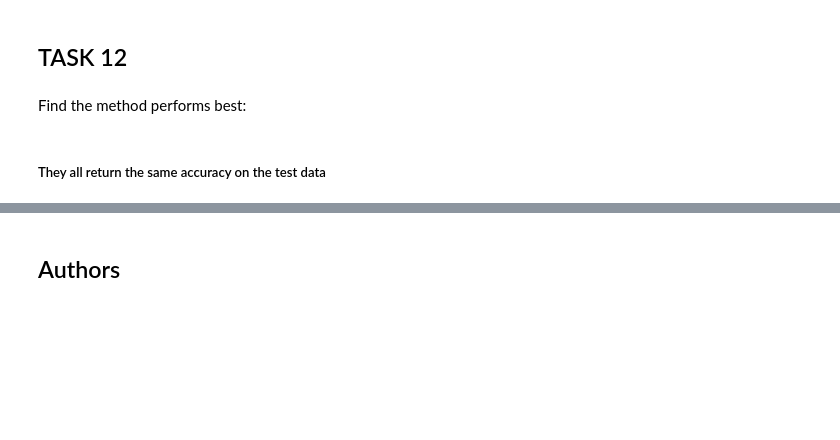
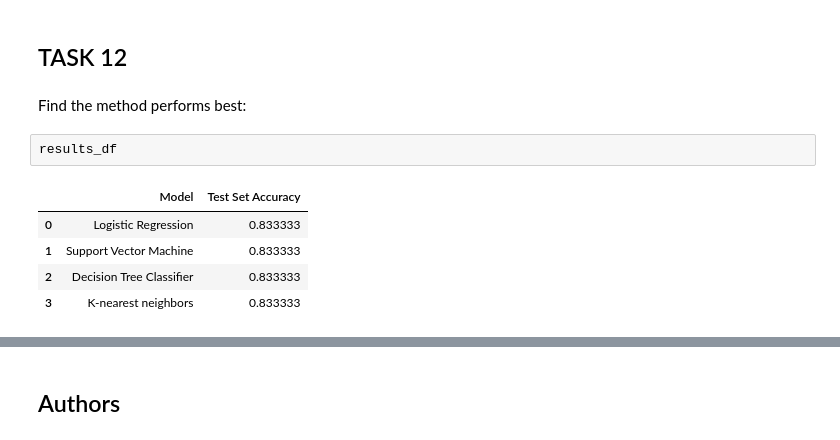
Before and after one commit to alexanderkim11/Coursera_IBM_Capstone, a Jupyter notebook: ML.ipynb, the cells around one changed output, grey strips where cells are left out. Saved outputs shown, nothing was run; the diff lists cells and outputs as text; blank space fills up the shorter version.

```diff
--- a/ML.ipynb
+++ b/ML.ipynb
@@ -331,5 +353,11 @@ plot_confusion_matrix(Y_test,yhat)
 ## TASK  12
 # %% [markdown]
 Find the method performs best:
-# %% [markdown]
-##### They all return the same accuracy on the test data
+# %%
+results_df
+# %% [output]
+|  | Model | Test Set Accuracy |
+| 0 | Logistic Regression | 0.833333 |
+| 1 | Support Vector Machine | 0.833333 |
+| 2 | Decision Tree Classifier | 0.833333 |
+| 3 | K-nearest neighbors | 0.833333 |
```
Also changed, not shown: parts of 15 cells of this notebook, 5 other files.
